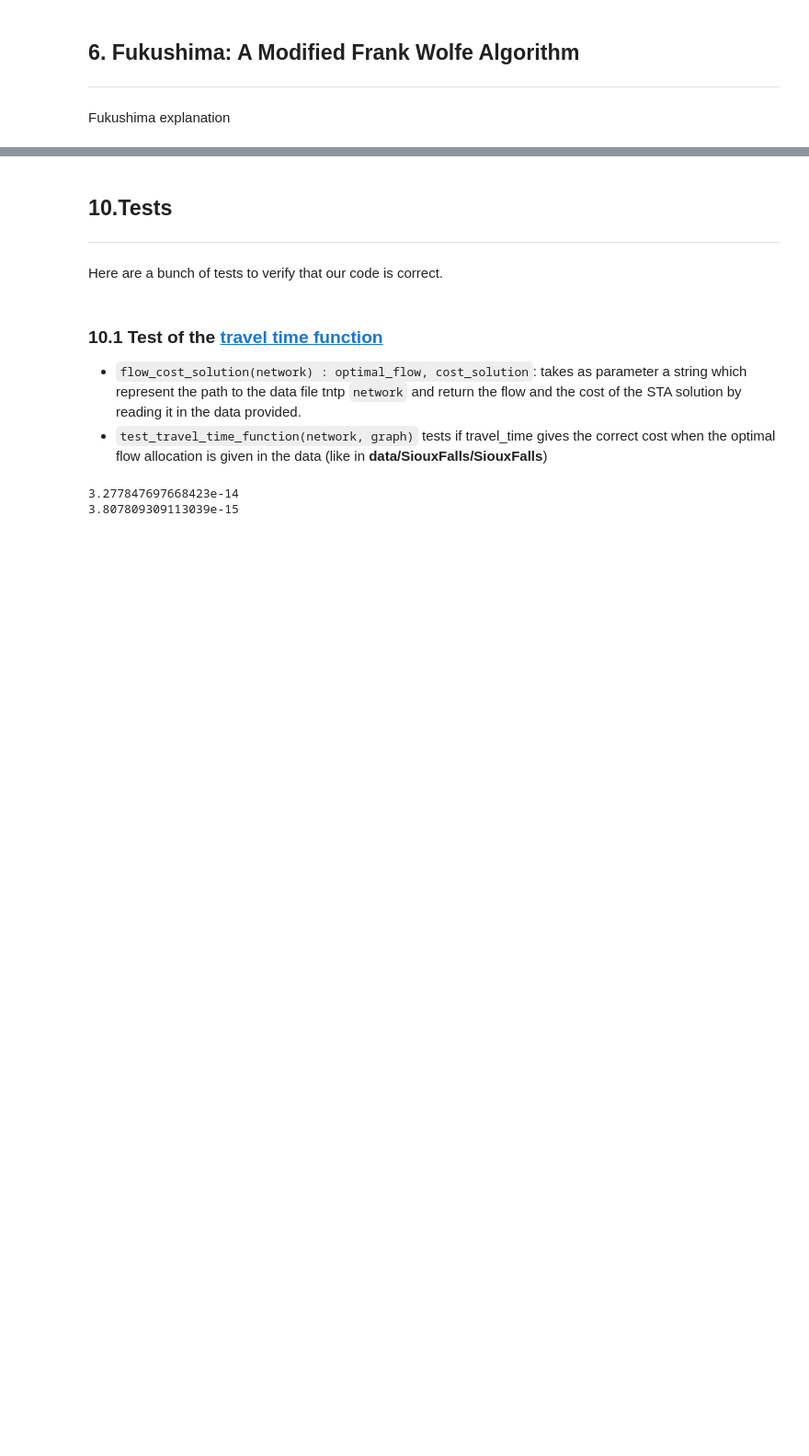
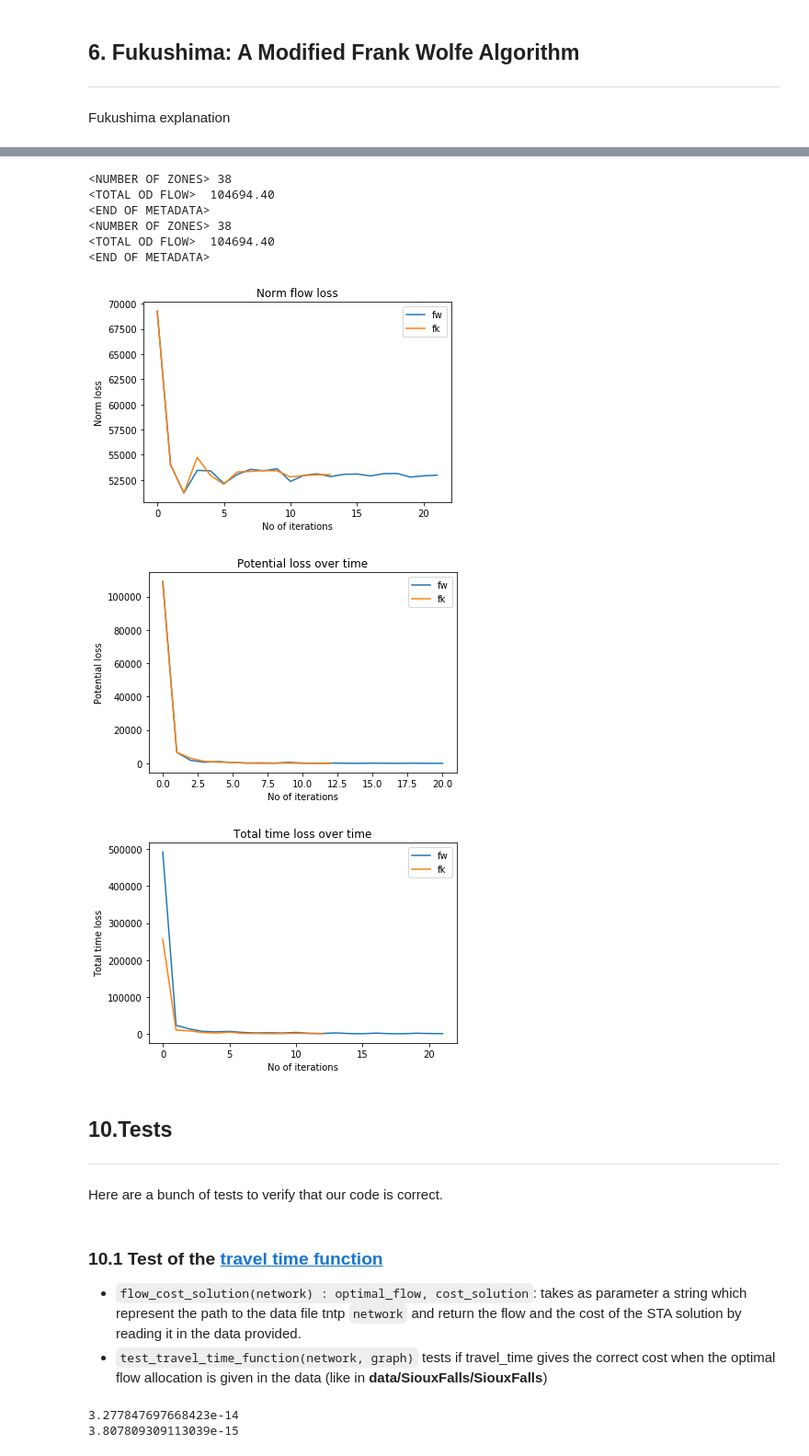
Before and after one commit to TheoCabannes/Traffic_network_framework, a Jupyter notebook: STA.ipynb, the cells around one changed output, grey strips where cells are left out. Shown: that part at 92% size. Saved outputs shown, nothing was run; the diff lists cells and outputs as text; code cells hidden in the pictures; blank space fills up the shorter version.

```diff
--- a/STA.ipynb
+++ b/STA.ipynb
@@ -766,3 +735,15 @@ plt.show()
+# %%
+plot('data/Anaheim/Anaheim', ["fw", "fk"])
+# %% [output]
+<NUMBER OF ZONES> 38
+<TOTAL OD FLOW>  104694.40
+<END OF METADATA>
+<NUMBER OF ZONES> 38
+<TOTAL OD FLOW>  104694.40
+<END OF METADATA>
+[figure, added]
+[figure, added]
+[figure, added]
 # %% [markdown]
 ## 10.Tests <a id="tests"></a>
 ***
```
Also changed, not shown: parts of 7 cells of this notebook.
